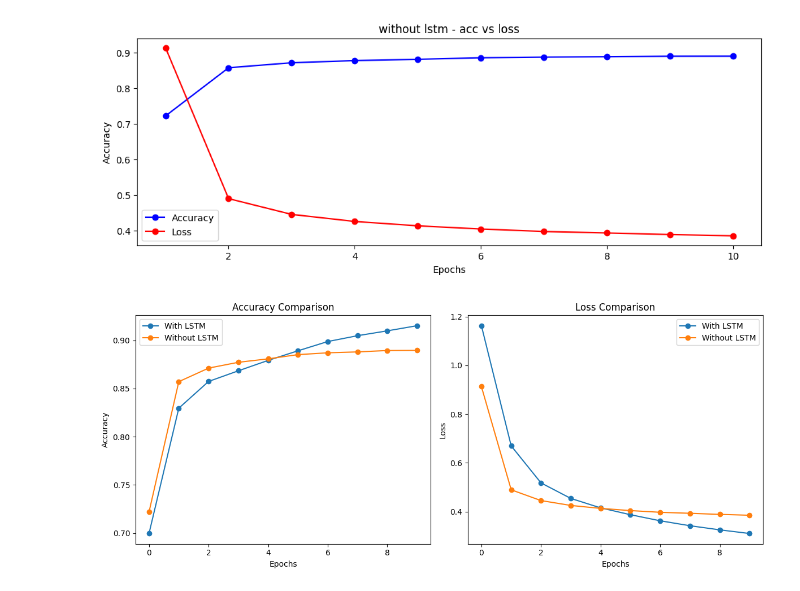
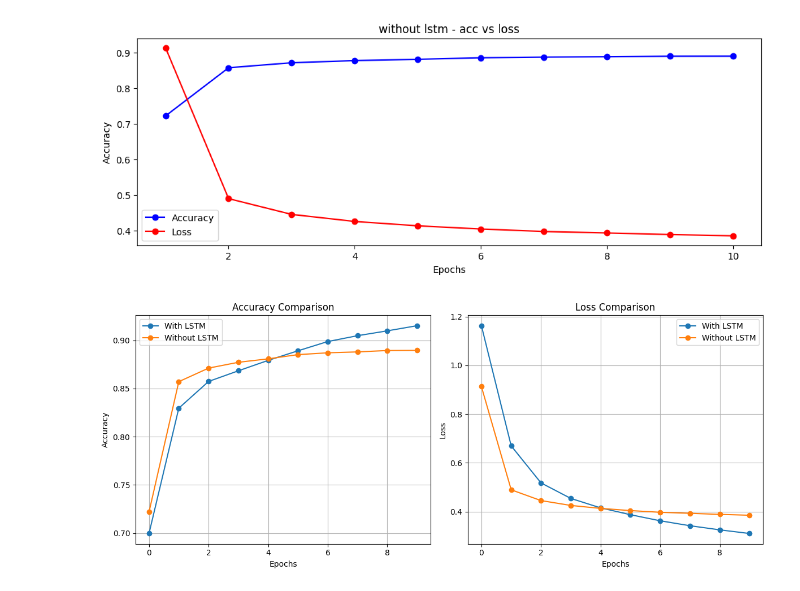
Before and after one commit to Da4kek/NeuroFlex, a Jupyter notebook: main.ipynb, the cells around one changed output. Drawn from its saved outputs; the diff is of its cells as text; code cells hidden in the pictures.

Commit message:
plots edit

```diff
--- a/main.ipynb
+++ b/main.ipynb
@@ -21,23 +21,25 @@ plot_metrics(history_without_lstm_dict, "without lstm")
 # %%
 plt.figure(figsize=(12, 5))
 
 plt.subplot(1, 2, 1)
 plt.plot(history_with_lstm_dict['accuracy'], marker='o', label='With LSTM')
 plt.plot(history_without_lstm_dict['accuracy'], marker='o', label='Without LSTM')
 plt.title('Accuracy Comparison')
 plt.xlabel('Epochs')
 plt.ylabel('Accuracy')
+plt.grid()
 plt.legend()
 
 plt.subplot(1, 2, 2)
 plt.plot(history_with_lstm_dict['loss'], marker='o', label='With LSTM')
 plt.plot(history_without_lstm_dict['loss'], marker='o', label='Without LSTM')
 plt.title('Loss Comparison')
 plt.xlabel('Epochs')
 plt.ylabel('Loss')
+plt.grid()
 plt.legend()
 
 plt.tight_layout()
 plt.show()
 # %% [output]
-[figure, old version]
+[figure, new version]
```
